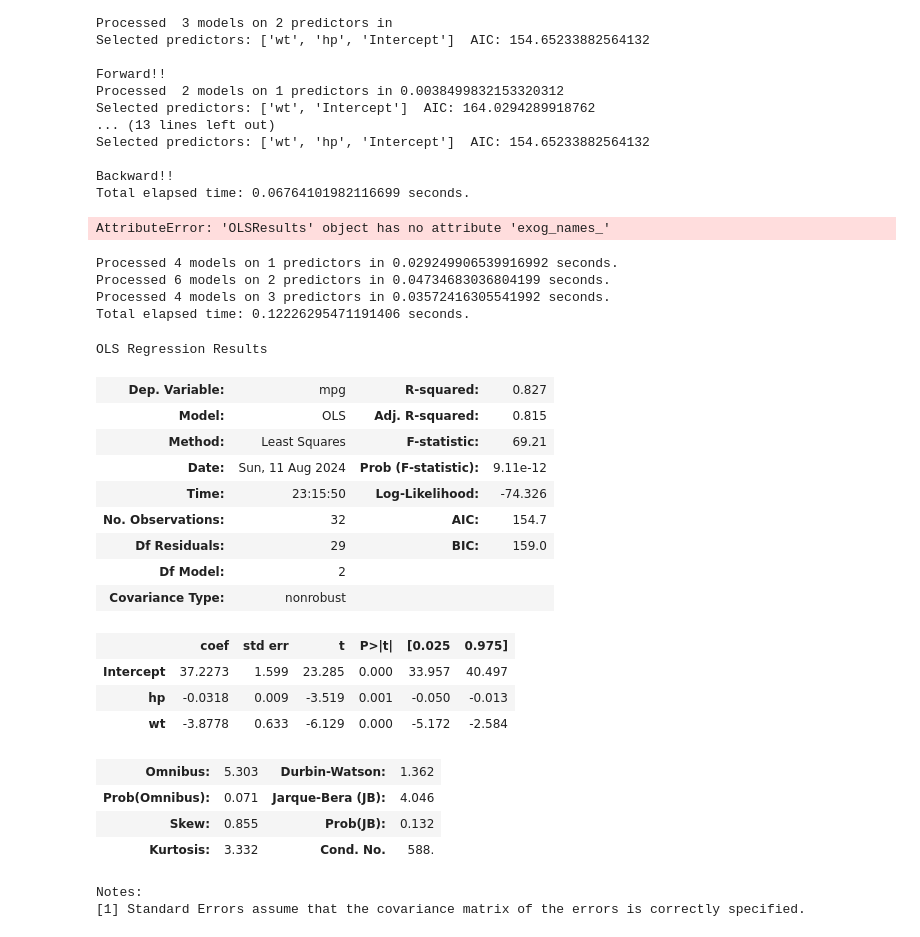
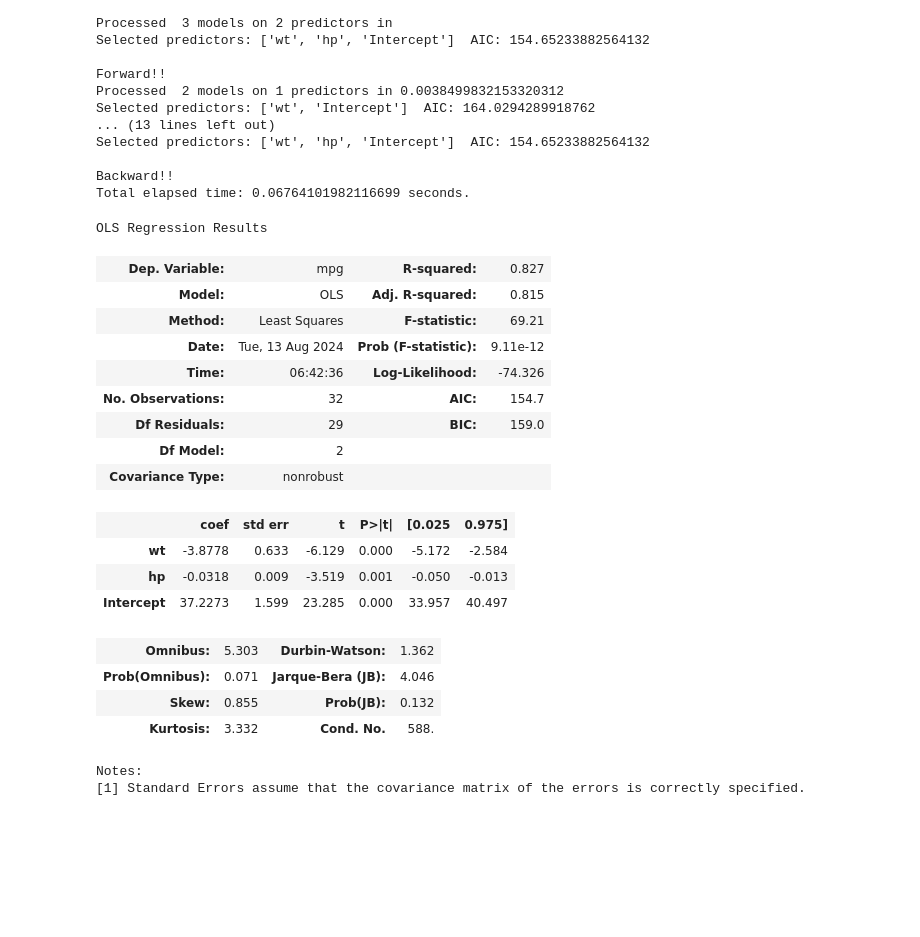
Before and after one commit to klee30810/ADP-study, a Jupyter notebook: stats/kwak/Chap 07. 회귀분석.ipynb, the cells around one changed output. Cells and saved outputs as stored; diff of their text form; code cells hidden in the pictures; blank space fills up the shorter version.

```diff
--- a/stats/kwak/Chap 07. 회귀분석.ipynb
+++ b/stats/kwak/Chap 07. 회귀분석.ipynb
@@ -487,40 +487,24 @@ Selected predictors: ['wt', 'hp', 'Intercept']  AIC: 154.65233882564132
 
 Backward!!
 Total elapsed time: 0.06764101982116699 seconds.
-# %%
-stepwise_best_model
-# %% [output]
-AttributeError: 'OLSResults' object has no attribute 'exog_names_'
-# %%
-models = pd.DataFrame(columns=["aic","model","features"])
-tic = time.time()
-for i in range(1,4):
-    models.loc[i] = get_best(data=cars, exog='mpg', endog=cols, k=i)
-toc = time.time()
-print("Total elapsed time:",(toc-tic),"seconds.")
-# %% [output]
-Processed 4 models on 1 predictors in 0.029249906539916992 seconds.
-Processed 6 models on 2 predictors in 0.04734683036804199 seconds.
-Processed 4 models on 3 predictors in 0.03572416305541992 seconds.
-Total elapsed time: 0.12226295471191406 seconds.
 # %%
-# 가장 AIC가 낮은 2번쨰 모델 결과 출력
-models.loc[2,'model'].summary()
+# 가장 AIC가 낮은 모델 결과 출력
+stepwise_best_model.summary()
 # %% [output]
 OLS Regression Results
 | Dep. Variable: | mpg | R-squared: | 0.827 |
 | Model: | OLS | Adj. R-squared: | 0.815 |
 | Method: | Least Squares | F-statistic: | 69.21 |
-| Date: | Sun, 11 Aug 2024 | Prob (F-statistic): | 9.11e-12 |
-| Time: | 23:15:50 | Log-Likelihood: | -74.326 |
+| Date: | Tue, 13 Aug 2024 | Prob (F-statistic): | 9.11e-12 |
+| Time: | 06:42:36 | Log-Likelihood: | -74.326 |
 | No. Observations: | 32 | AIC: | 154.7 |
 | Df Residuals: | 29 | BIC: | 159.0 |
 | Df Model: | 2 |  |  |
 | Covariance Type: | nonrobust |  |  |
 |  | coef | std err | t | P>|t| | [0.025 | 0.975] |
+| wt | -3.8778 | 0.633 | -6.129 | 0.000 | -5.172 | -2.584 |
+| hp | -0.0318 | 0.009 | -3.519 | 0.001 | -0.050 | -0.013 |
 | Intercept | 37.2273 | 1.599 | 23.285 | 0.000 | 33.957 | 40.497 |
-| hp | -0.0318 | 0.009 | -3.519 | 0.001 | -0.050 | -0.013 |
-| wt | -3.8778 | 0.633 | -6.129 | 0.000 | -5.172 | -2.584 |
 | Omnibus: | 5.303 | Durbin-Watson: | 1.362 |
 | Prob(Omnibus): | 0.071 | Jarque-Bera (JB): | 4.046 |
 | Skew: | 0.855 | Prob(JB): | 0.132 |
```
Also changed, not shown: parts of 5 cells of this notebook.
